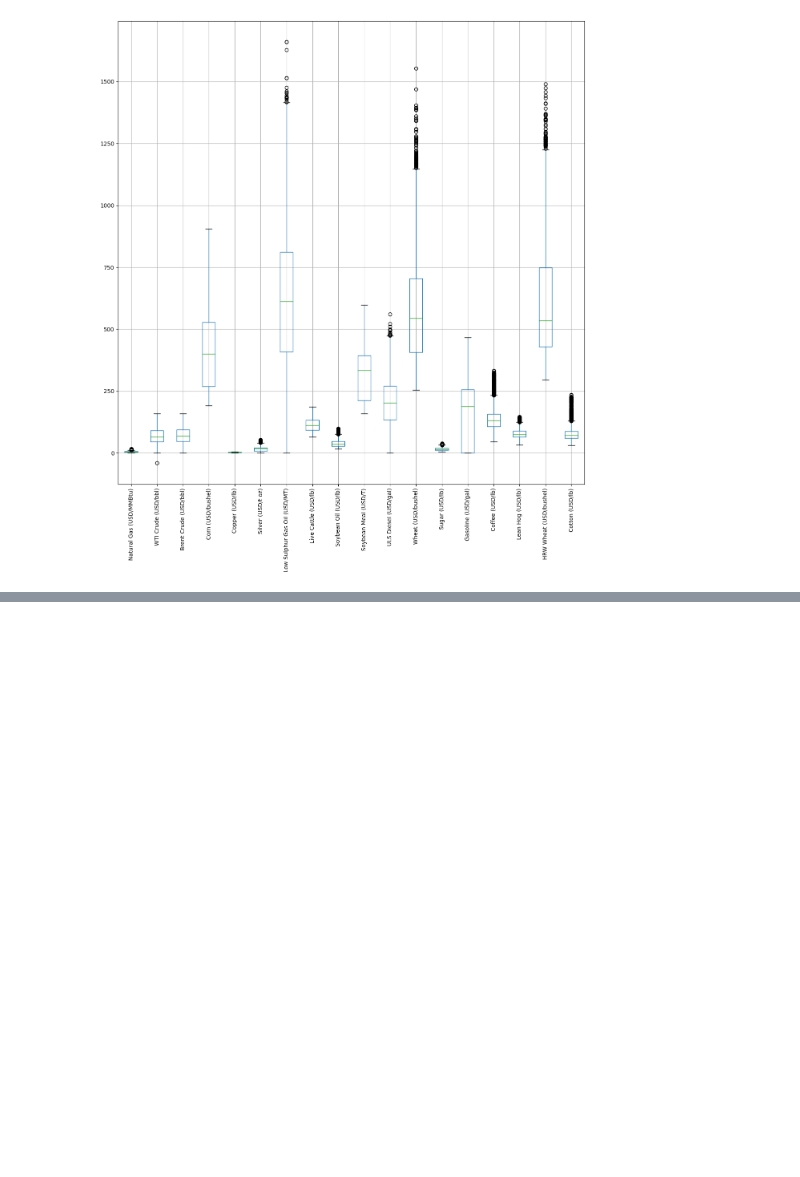
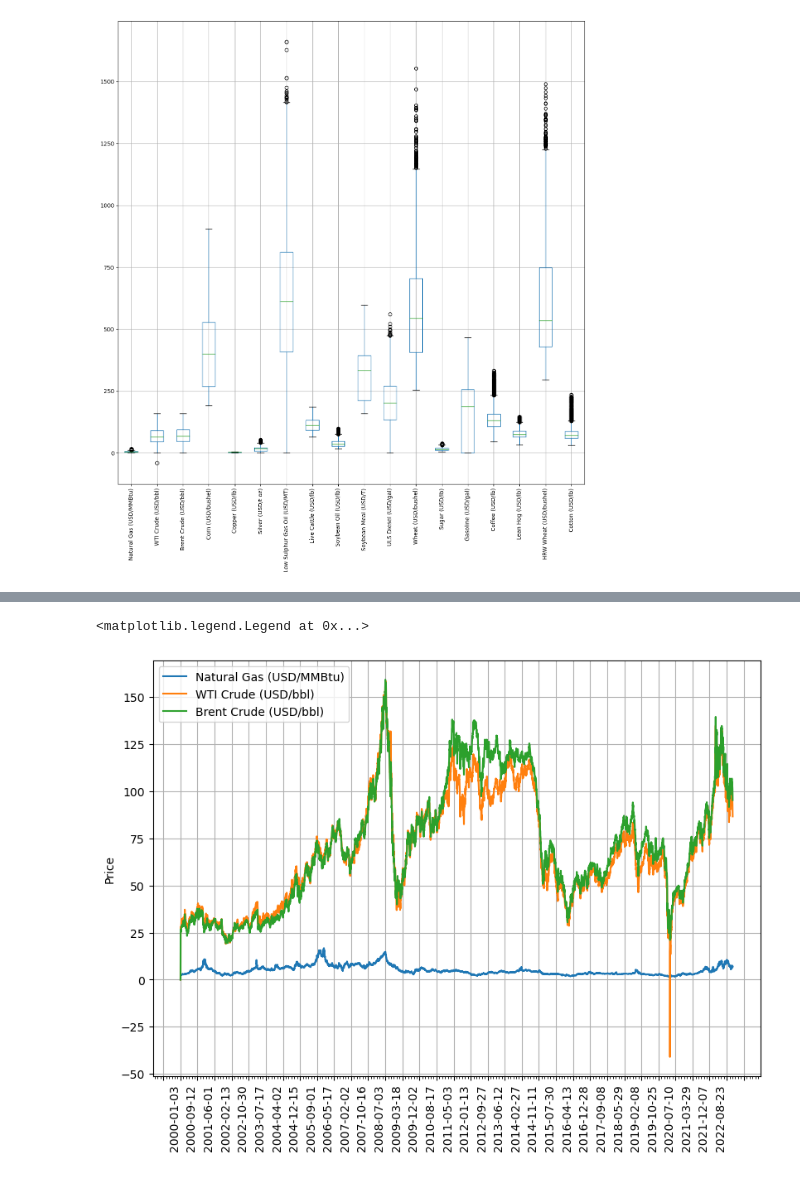
Before and after one commit to dylanmcgullam/Group-Project-1, a Jupyter notebook: commodities.ipynb, the cells around one changed output, grey strips where cells are left out. Drawn from its saved outputs; the diff is of its cells as text; code cells hidden in the pictures; blank space fills up the shorter version.

Commit message:
before price corrections

```diff
--- a/commodities.ipynb
+++ b/commodities.ipynb
@@ -116,3 +117,6 @@ usd_commodities.drop(["Nickel (USD/MT)","Gold (USD/t oz)","Soybeans (USD/bushel)
 # %% [output]
 <AxesSubplot:>
 [figure]
+# %%
+energy = usd_commodities[['Natural Gas (USD/MMBtu)', 'Low Sulphur Gas Oil (USD/MT)', 'WTI Crude (USD/bbl)', 'Brent Crude (USD/bbl)', 'ULS Diesel (USD/gal)', 'Gasoline (USD/gal)']]
+energy.head()
@@ -118,0 +142,17 @@ usd_commodities.drop(["Nickel (USD/MT)","Gold (USD/t oz)","Soybeans (USD/bushel)
+# %%
+fig, axs = plt.subplots(figsize=(8,6), constrained_layout=True)
+ax = plt.gca()
+x = energy.index
+ax.plot(x, energy["Natural Gas (USD/MMBtu)"], label="Natural Gas (USD/MMBtu)")
+ax.plot(x, energy["WTI Crude (USD/bbl)"],label="WTI Crude (USD/bbl)")
+ax.plot(x, energy["Brent Crude (USD/bbl)"],label="Brent Crude (USD/bbl)")
+ax.xaxis.set_major_locator(mdates.MonthLocator(bymonth=(1,7)))
+ax.xaxis.set_minor_locator(mdates.MonthLocator())
+for label in ax.get_xticklabels(which='major'):
+    label.set(rotation=90, horizontalalignment='right')
+ax.grid(True)
+ax.set_ylabel('Price')
+plt.legend()
+# %% [output]
+<matplotlib.legend.Legend at 0x...>
+[figure, added]
```
Also changed, not shown: parts of 6 cells of this notebook.
